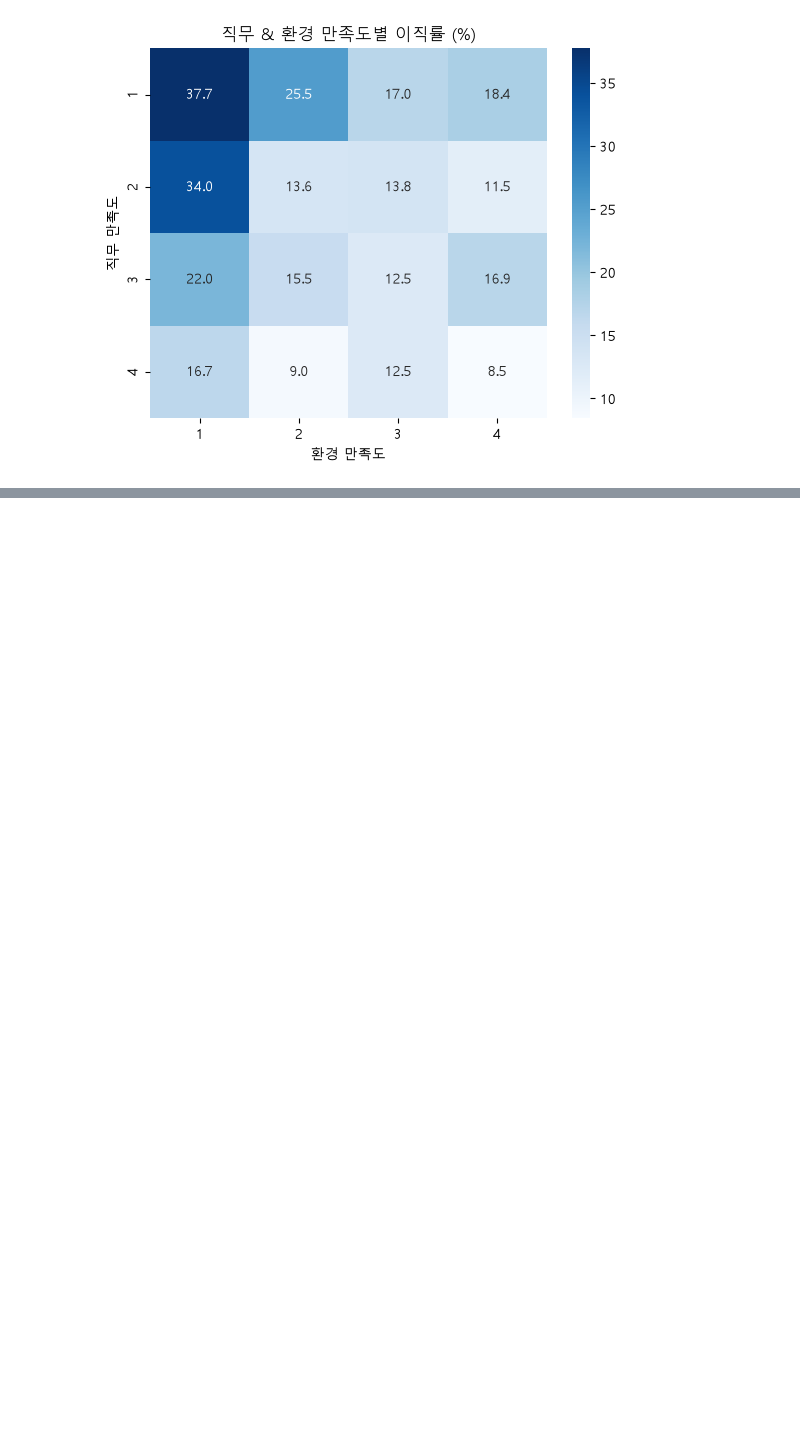
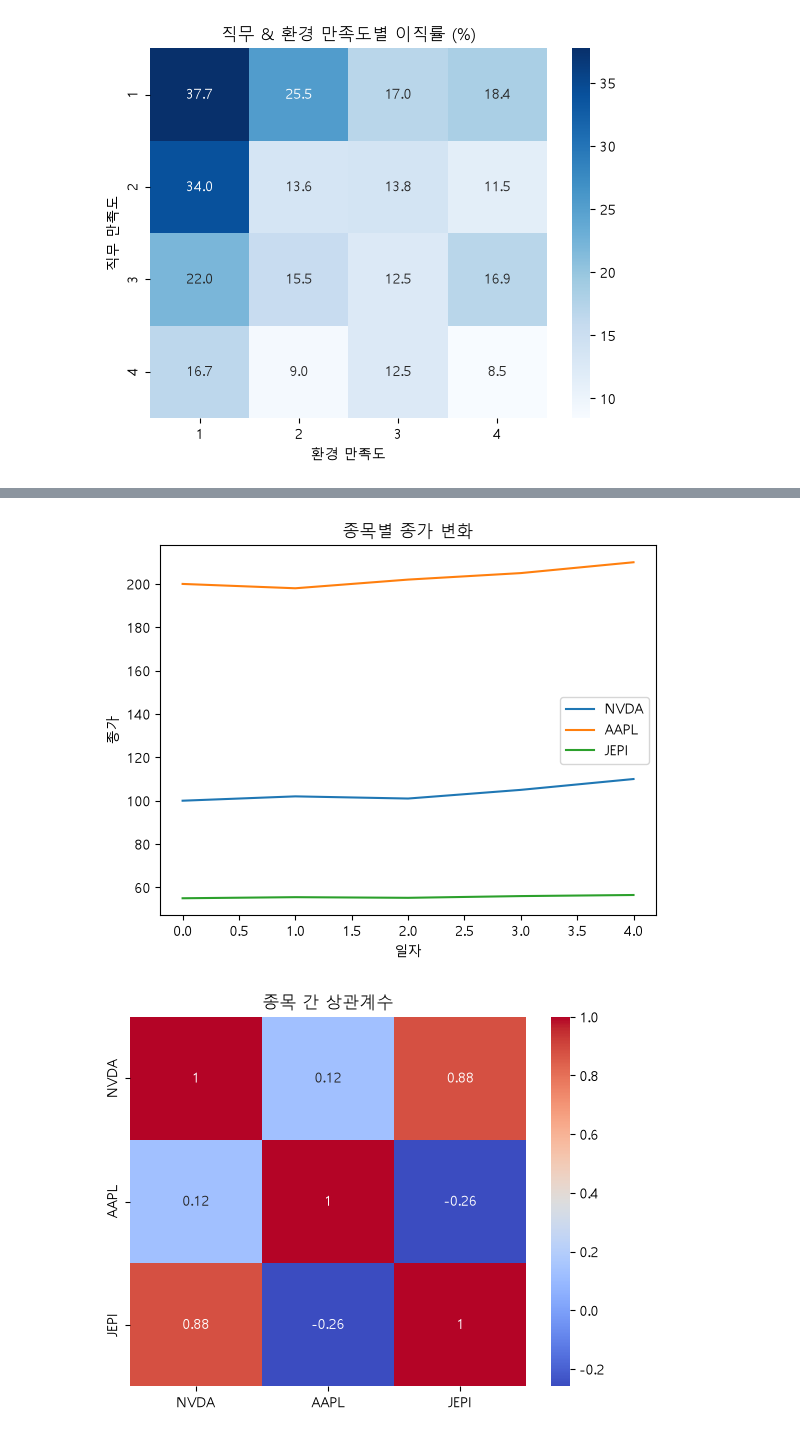
Before and after one commit to fdsa0317/kdt-data-analysis, a Jupyter notebook: 복습.ipynb, the cells around one changed output, grey strips where cells are left out. Saved outputs shown, nothing was run; the diff lists cells and outputs as text; code cells hidden in the pictures; blank space fills up the shorter version.

```diff
--- a/복습.ipynb
+++ b/복습.ipynb
@@ -289,0 +437,10 @@ plt.show()
+# %%
+# 6번. 주가 데이터 EDA
+
+close_df = pd.DataFrame({
+    "NVDA": [100, 102, 101, 105, 110],
+    "AAPL": [200, 198, 202, 205, 210],
+    "JEPI": [55, 55.5, 55.2, 56, 56.5]
+})
+
+close_df
@@ -289,0 +454,45 @@ plt.show()
+# %%
+# 다음 요구사항을 만족하는 코드를 작성하시오.
+
+# 1. 전일 대비 일별 수익률을 계산하여 returns_df에 저장하시오.
+# 2. 수익률 계산으로 발생한 결측치를 제거하시오.
+# 3. 각 종목의 누적 수익률을 계산하시오.
+# 4. 각 종목별 평균 일별 수익률을 계산하시오.
+# 5. 각 종목별 수익률의 표준편차를 계산하시오.
+# 6. 종목 간 상관계수를 확인하시오.
+# 7. 각 종목의 종가 변화를 선그래프로 시각화하시오.
+# 8. 종목 간 상관계수를 히트맵으로 시각화하시오.
+
+# 답안
+# 1. 전일 대비 일별 수익률 계산
+returns_df = close_df.pct_change()
+
+# 2. 결측치 제거해서 returns_df에 저장 (★ 중요)
+returns_df = returns_df.dropna()
+
+# 3. 각 종목의 누적 수익률
+cum_returns = returns_df.cumsum()
+
+# 4. 각 종목별 평균 일별 수익률
+mean_returns = returns_df.mean()
+
+# 5. 각 종목별 수익률의 표준편차
+std_returns = returns_df.std()
+
+# 6. 종목 간 상관계수
+corr_matrix = returns_df.corr()
+
+# 7. 각 종목의 종가 변화 선그래프
+close_df.plot(kind="line")
+plt.title("종목별 종가 변화")
+plt.xlabel("일자")
+plt.ylabel("종가")
+plt.show()
+
+# 8. 종목 간 상관계수 히트맵
+sns.heatmap(corr_matrix, annot=True, cmap="coolwarm")
+plt.title("종목 간 상관계수")
+plt.show()
+# %% [output]
+[figure, added]
+[figure, added]
```
Also changed, not shown: parts of 9 cells of this notebook, 1 other file.
